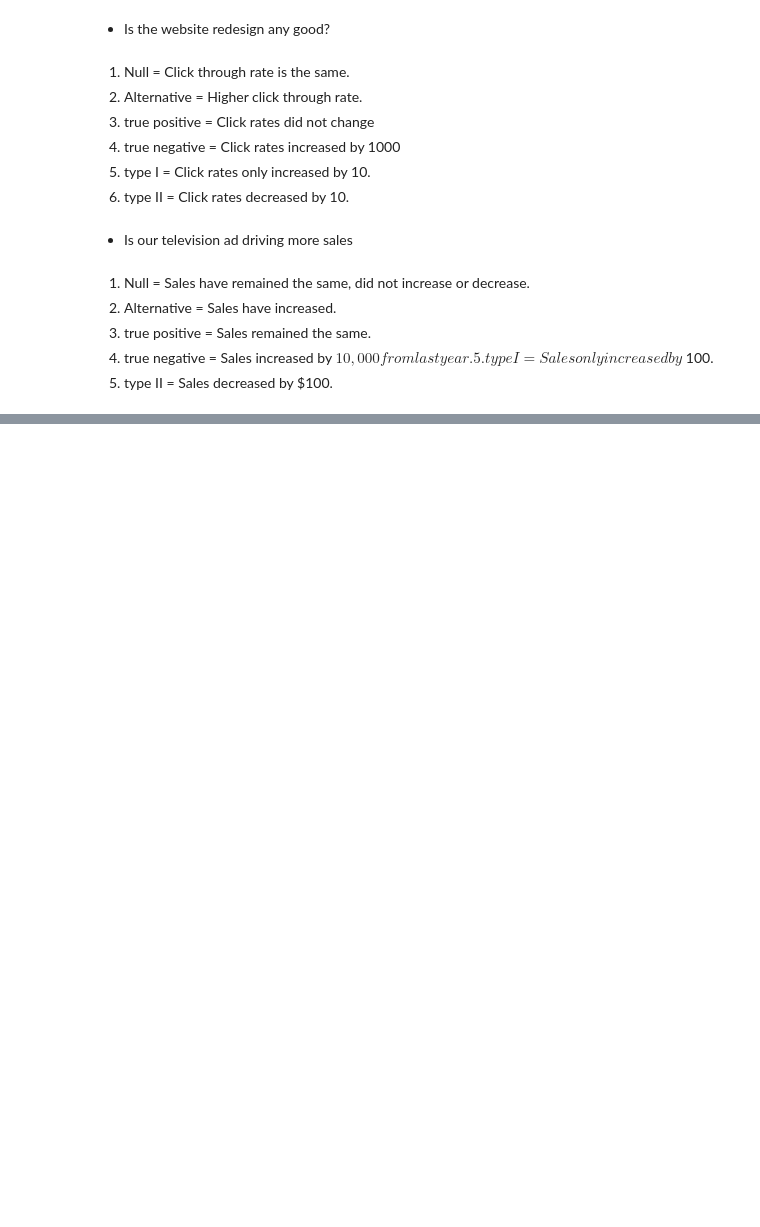
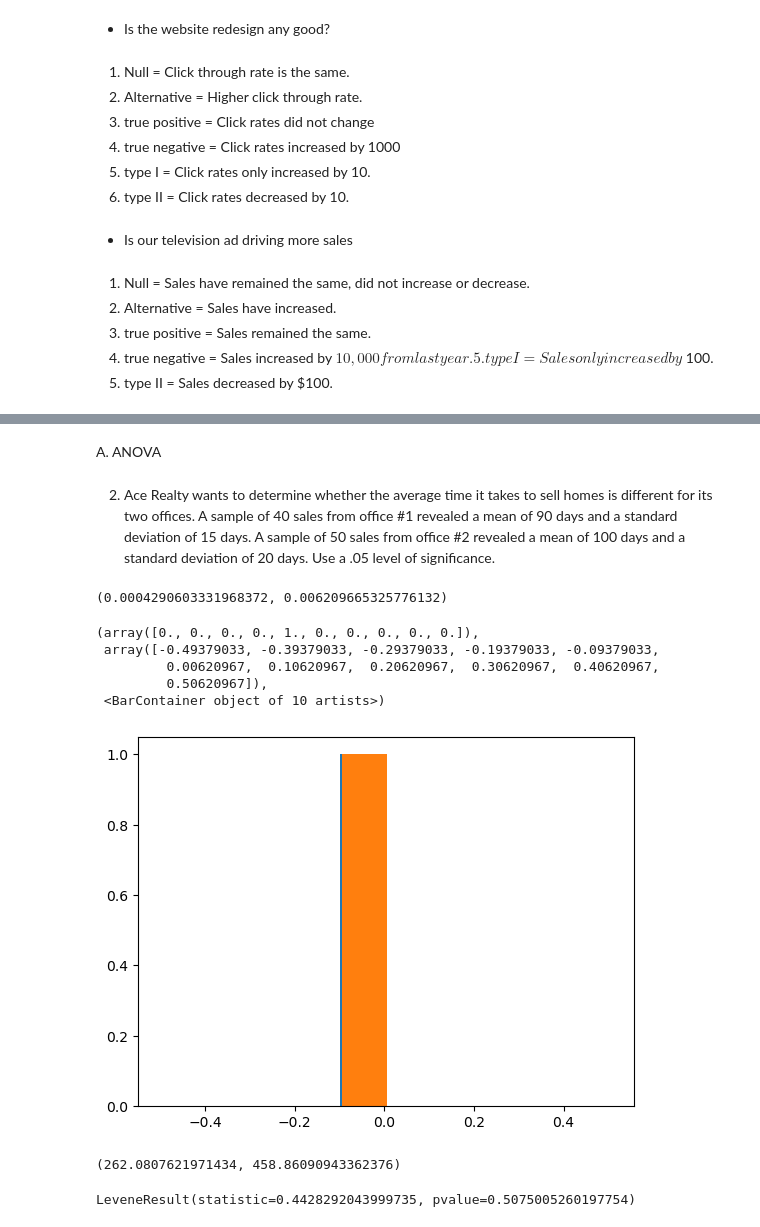
Before and after one commit to heywood95/statistics-exercises, a Jupyter notebook: hypothesis_testing.ipynb, the cells around one changed output, grey strips where cells are left out. Drawn from its saved outputs; the diff is of its cells as text; code cells hidden in the pictures; blank space fills up the shorter version.

```diff
--- a/hypothesis_testing.ipynb
+++ b/hypothesis_testing.ipynb
@@ -38,0 +57,4 @@ For each of the following questions, formulate a null and alternative hypothesis
+# %% [markdown]
+A. ANOVA
+# %% [markdown]
+2. Ace Realty wants to determine whether the average time it takes to sell homes is different for its two offices. A sample of 40 sales from office #1 revealed a mean of 90 days and a standard deviation of 15 days. A sample of 50 sales from office #2 revealed a mean of 100 days and a standard deviation of 20 days. Use a .05 level of significance.
@@ -38,0 +63,25 @@ For each of the following questions, formulate a null and alternative hypothesis
+# %%
+sample1 = 40
+mean1 = 90
+std_dev1 = 15
+
+sample2 = 50
+mean2 = 100
+std_dev2 = 20
+
+office1 = stats.norm(mean1, std_dev1).cdf(sample1)
+office2 = stats.norm(mean2, std_dev2).cdf(sample2)
+# %%
+office1, office2
+# %% [output]
+(0.0004290603331968372, 0.006209665325776132)
+# %%
+plt.hist(office1)
+plt.hist(office2)
+# %% [output]
+(array([0., 0., 0., 0., 1., 0., 0., 0., 0., 0.]),
+ array([-0.49379033, -0.39379033, -0.29379033, -0.19379033, -0.09379033,
+         0.00620967,  0.10620967,  0.20620967,  0.30620967,  0.40620967,
+         0.50620967]),
+ <BarContainer object of 10 artists>)
+[figure, added]
@@ -38,0 +97,8 @@ For each of the following questions, formulate a null and alternative hypothesis
+# %%
+dist_one.var(), dist_two.var()
+# %% [output]
+(262.0807621971434, 458.86090943362376)
+# %%
+stats.levene(dist_one, dist_two)
+# %% [output]
+LeveneResult(statistic=0.4428292043999735, pvalue=0.5075005260197754)
```
Also changed, not shown: parts of 60 cells of this notebook.
